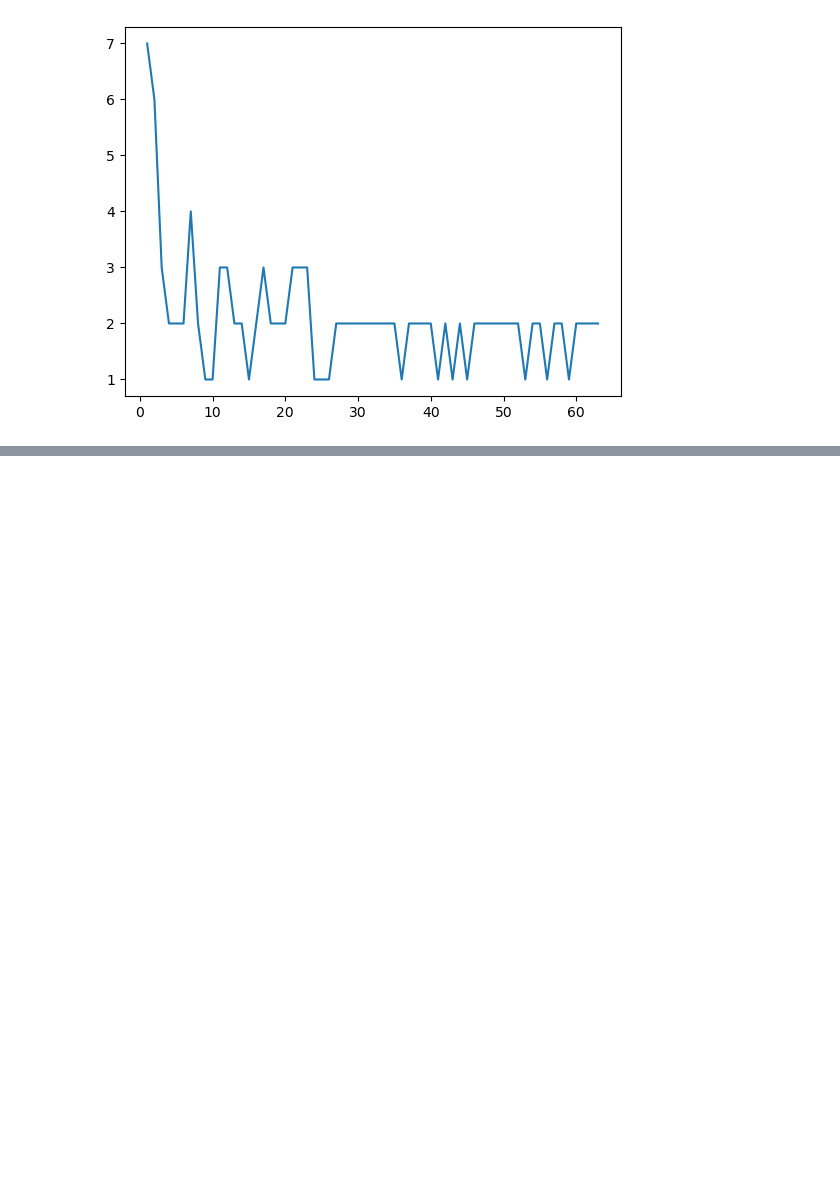
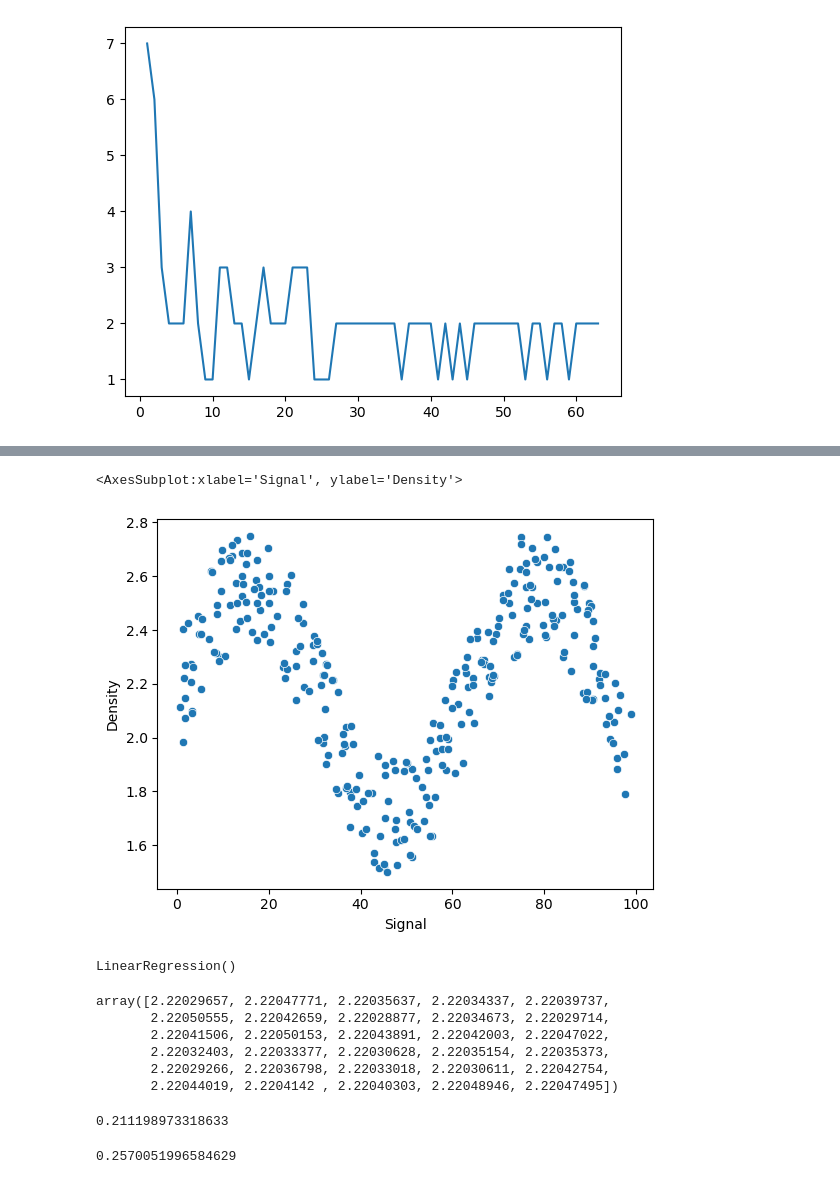
Before and after one commit to NadeemDin/ML-Tree-Based-Methods, a Jupyter notebook: Random Forest Notes.ipynb, the cells around one changed output, grey strips where cells are left out. Drawn from its saved outputs; the diff is of its cells as text; code cells hidden in the pictures; blank space fills up the shorter version.

Commit message:
Regressor models coded for comparison

```diff
--- a/Random Forest Notes.ipynb
+++ b/Random Forest Notes.ipynb
@@ -254,0 +262,2 @@ plt.plot(range(1,64),misclassifications)
+# %%
+df = pd.read_csv('DATA/rock_density_xray.csv')
@@ -254,0 +273,2 @@ plt.plot(range(1,64),misclassifications)
+# %%
+df.columns = ['Signal','Density'] #rename column headings for simplicity (remember units)
@@ -254,0 +284,5 @@ plt.plot(range(1,64),misclassifications)
+# %%
+sns.scatterplot(x='Signal',y='Density',data=df)
+# %% [output]
+<AxesSubplot:xlabel='Signal', ylabel='Density'>
+[figure, added]
@@ -254,0 +300,4 @@ plt.plot(range(1,64),misclassifications)
+# %%
+lr_model.fit(X_train,y_train)
+# %% [output]
+LinearRegression()
@@ -254,0 +306,9 @@ plt.plot(range(1,64),misclassifications)
+# %%
+lr_preds #singal seems to be reporting back an average of some sort
+# %% [output]
+array([2.22029657, 2.22047771, 2.22035637, 2.22034337, 2.22039737,
+       2.22050555, 2.22042659, 2.22028877, 2.22034673, 2.22029714,
+       2.22041506, 2.22050153, 2.22043891, 2.22042003, 2.22047022,
+       2.22032403, 2.22033377, 2.22030628, 2.22035154, 2.22035373,
+       2.22029266, 2.22036798, 2.22033018, 2.22030611, 2.22042754,
+       2.22044019, 2.2204142 , 2.22040303, 2.22048946, 2.22047495])
@@ -254,0 +317,8 @@ plt.plot(range(1,64),misclassifications)
+# %%
+mean_absolute_error(y_test,lr_preds)
+# %% [output]
+0.211198973318633
+# %%
+np.sqrt(mean_squared_error(y_test,lr_preds))
+# %% [output]
+0.2570051996584629
```
Also changed, not shown: parts of 38 cells of this notebook.
